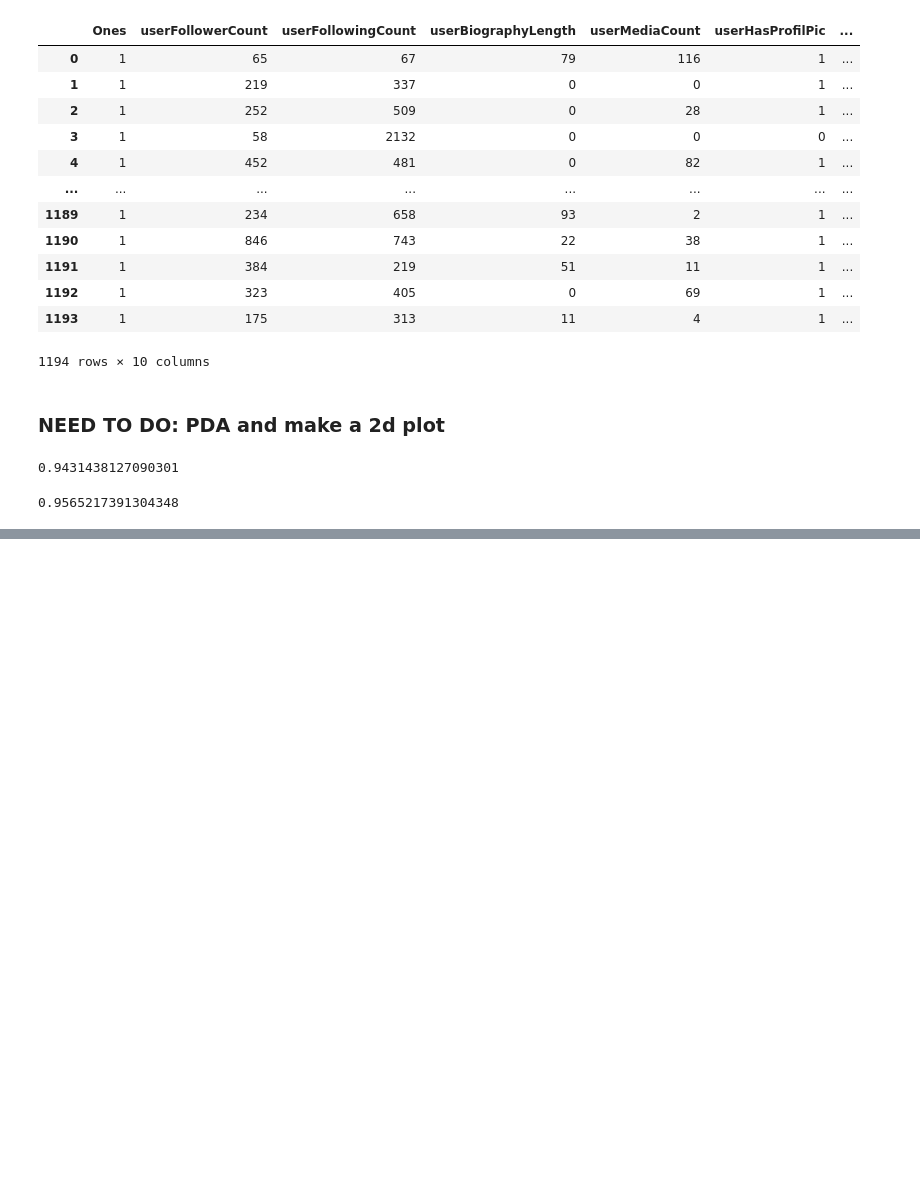
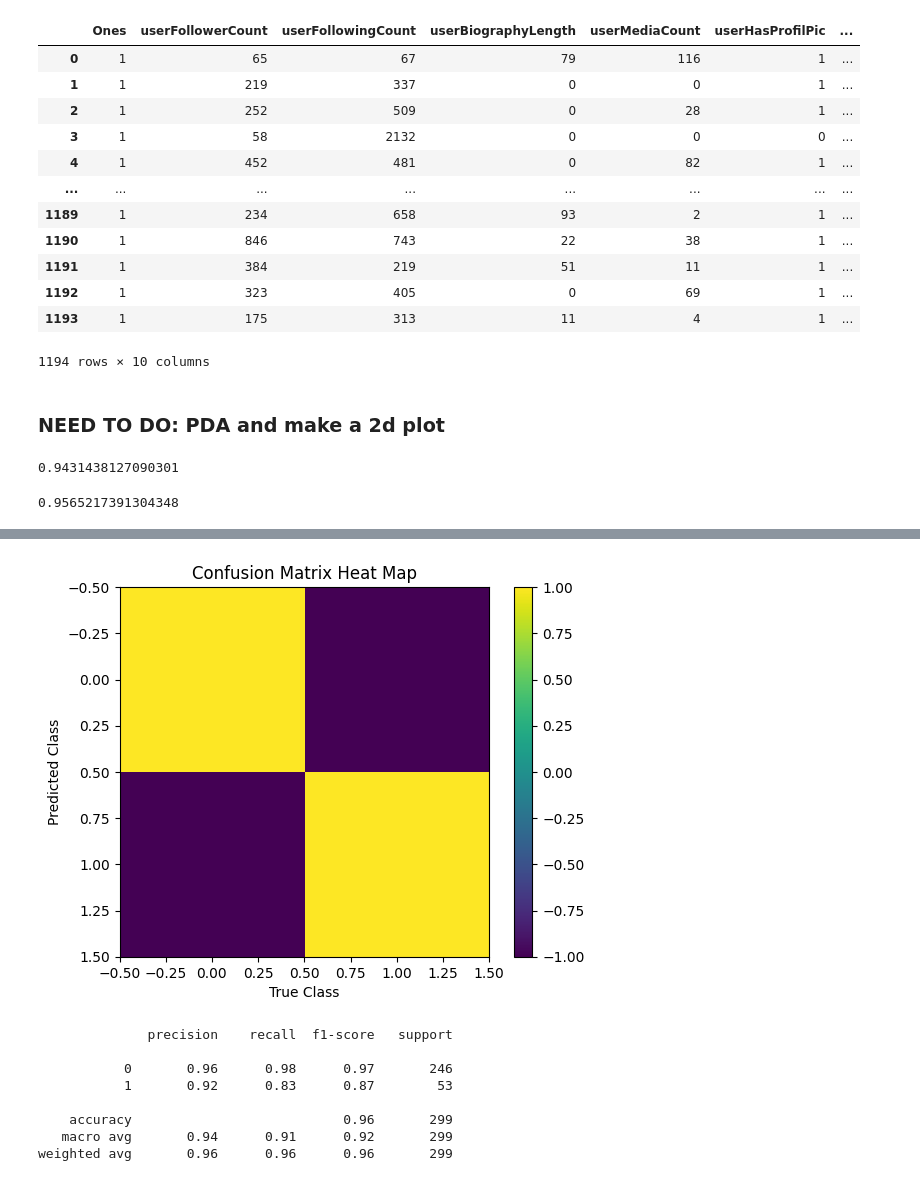
Before and after one commit to iansargent/CS3540-Final-Project, a Jupyter notebook: LogisticRegression.ipynb, the cells around one changed output, grey strips where cells are left out. Drawn from its saved outputs; the diff is of its cells as text; code cells hidden in the pictures; blank space fills up the shorter version.

```diff
--- a/LogisticRegression.ipynb
+++ b/LogisticRegression.ipynb
@@ -129,0 +166,33 @@ poly_log.score(X_poly_test,y_test)
+# %%
+#polynomial model results
+
+x_test_mod = x_test[:,1:cols] #removing the ones column from X
+X_poly_test = poly.fit_transform(x_test_mod)
+
+poly_log_pred = poly_log.predict(X = X_poly_test)
+conf_matrix = confusion_matrix(y_true = y_test, y_pred = poly_log_pred)
+conf_matrix_scaler = preprocessing.StandardScaler().fit(conf_matrix)
+conf_matrix_scaled = conf_matrix_scaler.transform(conf_matrix)
+
+
+# the closer to 1, the more that there is
+# the closer to -1 the less that there is
+plt.title('Confusion Matrix Heat Map')
+plt.imshow(conf_matrix_scaled)
+plt.colorbar()
+plt.xlabel("True Class")
+plt.ylabel("Predicted Class")
+plt.show()
+
+poly_log_report = classification_report(y_true = y_test, y_pred = poly_log_pred)
+print(poly_log_report)
+# %% [output]
+[figure, added]
+              precision    recall  f1-score   support
+
+           0       0.96      0.98      0.97       246
+           1       0.92      0.83      0.87        53
+
+    accuracy                           0.96       299
+   macro avg       0.94      0.91      0.92       299
+weighted avg       0.96      0.96      0.96       299
```
Also changed, not shown: parts of 2 cells of this notebook.
